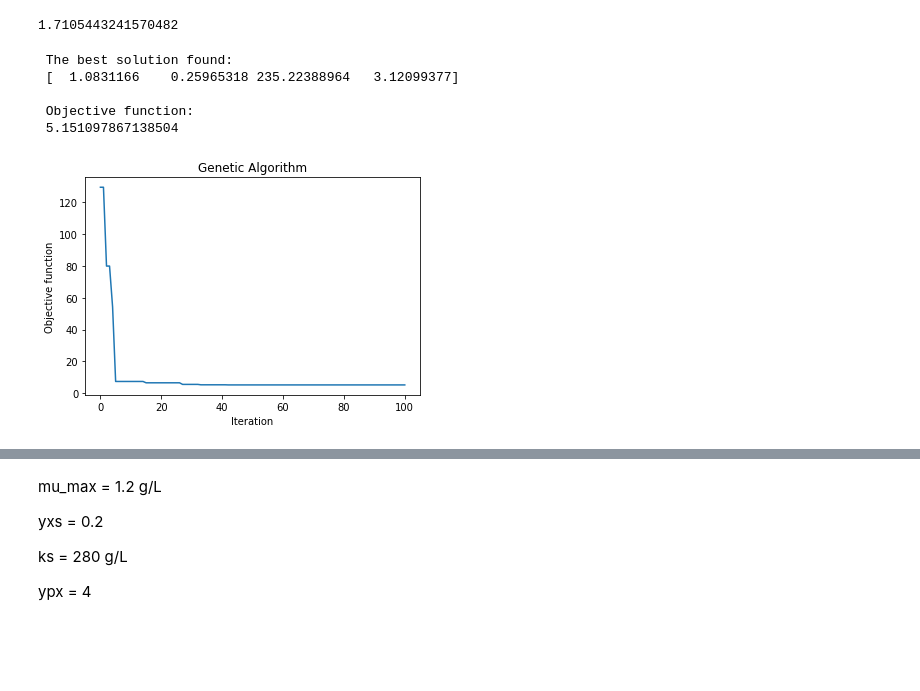
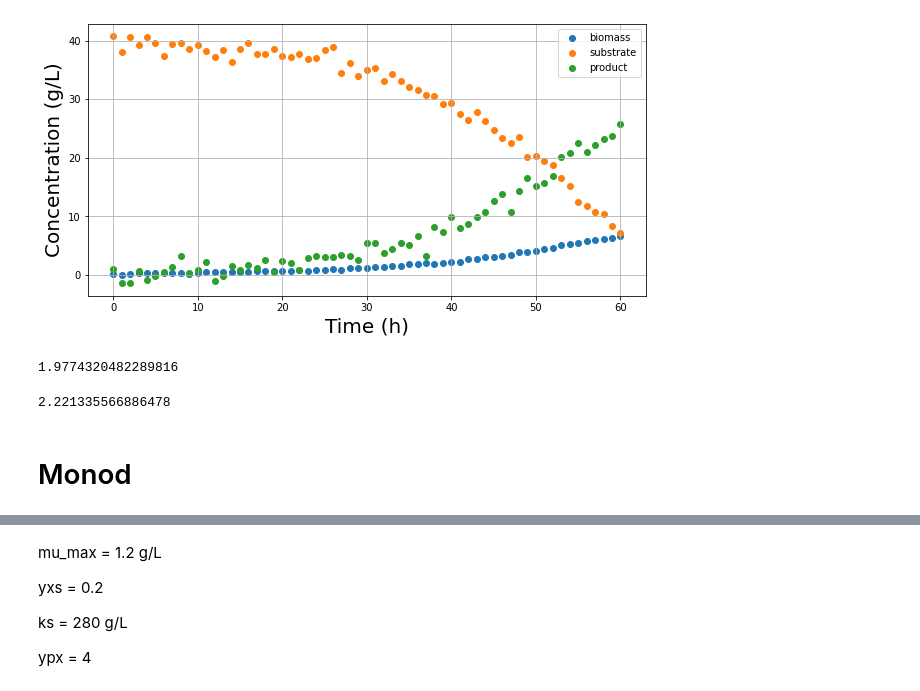
Before and after one commit to juanmggb/maestria, a Jupyter notebook: parameter_estimation/parameter_estimation.ipynb, the cells around one changed output, grey strips where cells are left out. Cells and saved outputs as stored; diff of their text form; code cells hidden in the pictures; blank space fills up the shorter version.

```diff
--- a/parameter_estimation/parameter_estimation.ipynb
+++ b/parameter_estimation/parameter_estimation.ipynb
@@ -102,0 +117,4 @@ def fitness_function(parms):
+# %%
+# Load data
+data_inhibition = pd.read_csv("data/data_inhibition.csv")
+data_inhibition.head()
@@ -103,4 +132,8 @@ def fitness_function(parms):
+# %%
+plot_simulated_data(data_inhibition)
+# %% [output]
+[figure, added]
 # %%
-fitness_function([mu_max, yxs, ks, ypx])
+fitness_function_monod([mu_max, yxs, ks, ypx])
 # %% [output]
-1.7105443241570482
+1.9774320482289816
@@ -117,2 +140,8 @@ algorithm_param = {'max_num_iteration': 100,\
+# %%
+fitness_function_inhibition([mu_max, yxs, ks, ypx, ki])
+# %% [output]
+2.221335566886478
+# %% [markdown]
+# Monod
 # %%
 # Establecer los rangos de busqueda para las variables de decision
@@ -131,13 +159 @@ model=ga(function=fitness_function,
          algorithm_parameters=algorithm_param)
-# %%
-# Realizar la busqueda
-start_time = clock()
-model.run()
-end_time = clock()
-# %% [output]
- The best solution found:
- [  1.0831166    0.25965318 235.22388964   3.12099377]
-
- Objective function:
- 5.151097867138504
-[figure, removed]
```
Also changed, not shown: parts of 45 cells of this notebook.
